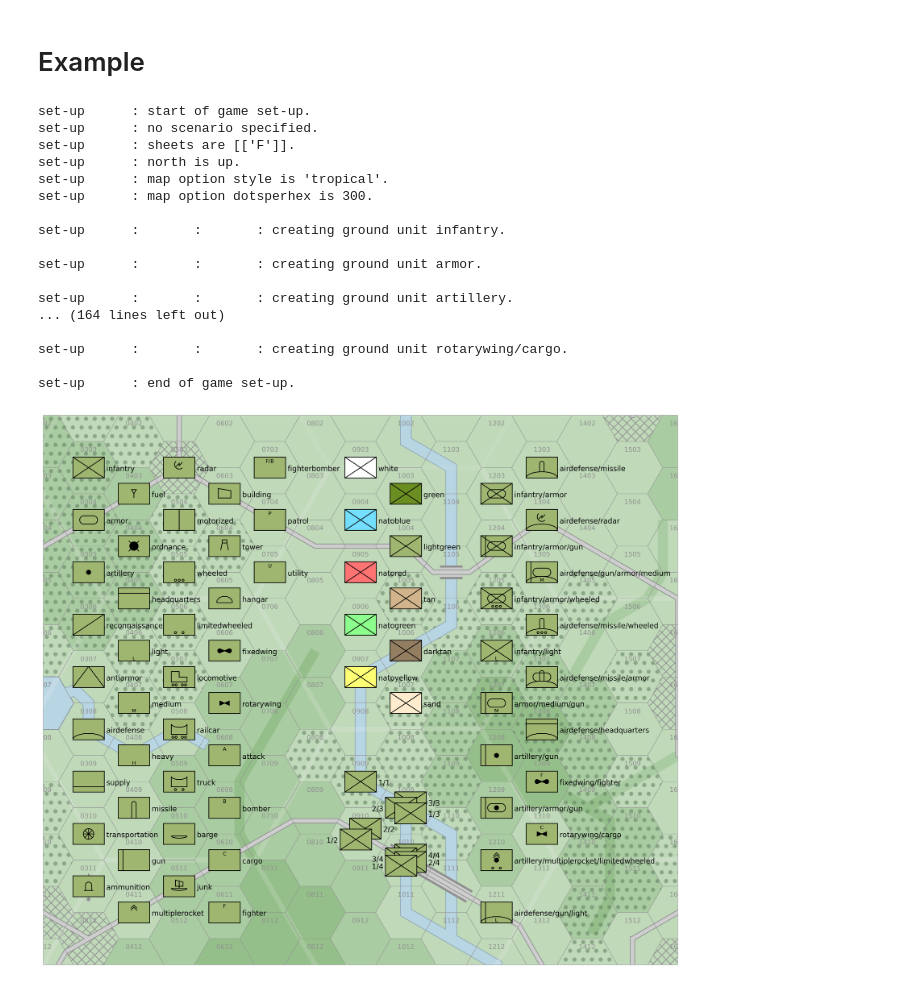
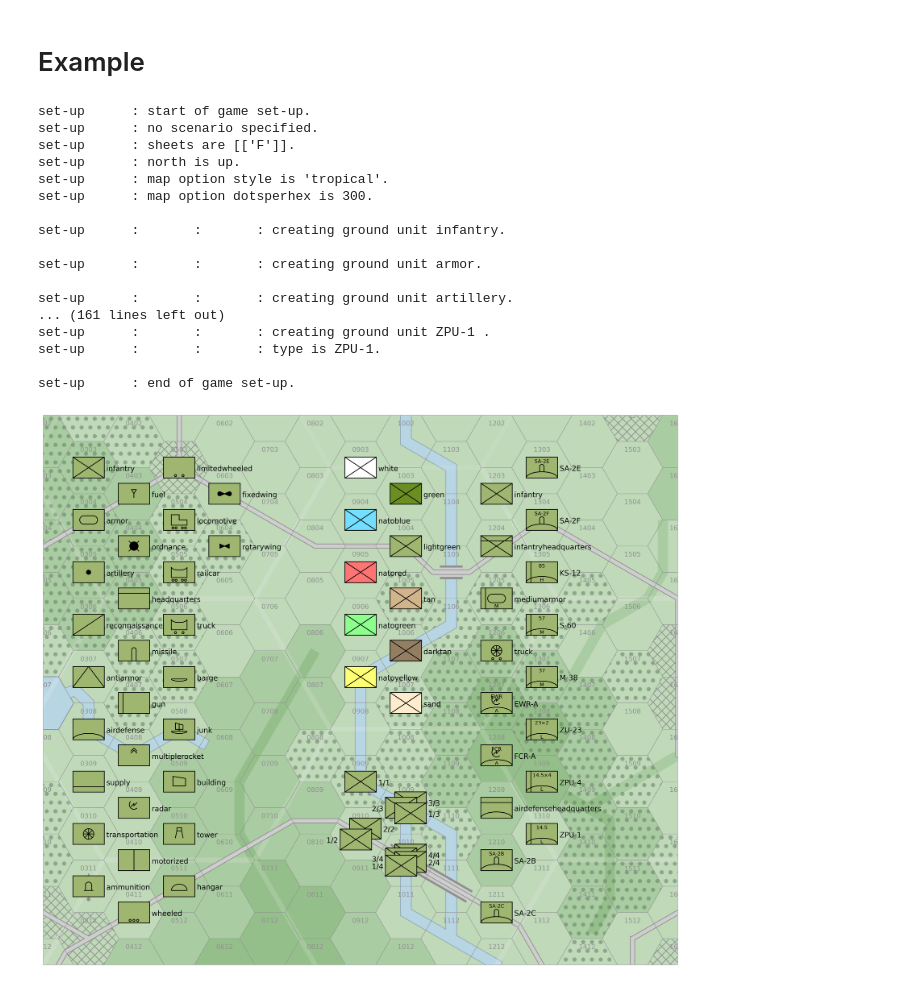
Before and after one commit to alanwatsonforster/glass, a Jupyter notebook: Ground Units.ipynb, the cells around one changed output. Cells and saved outputs as stored; diff of their text form; code cells hidden in the pictures.

Commit message:
Generalize upper and lower text for ground units.

```diff
--- a/Ground Units.ipynb
+++ b/Ground Units.ipynb
@@ -17,8 +17,8 @@ x = 3
 y = 3
 for s in [
     "infantry", "armor", "artillery", "reconnaissance", "antiarmor", "airdefense", "supply", "transportation", "ammunition", "fuel", "ordnance",
-    "headquarters", "light", "medium", "heavy", "missile", "gun", "multiplerocket", "radar", "motorized", "wheeled", "limitedwheeled",
-    "locomotive", "railcar", "truck", "barge", "junk", "building", "tower", "hangar", "fixedwing", "rotarywing", "attack", "bomber", "cargo", "fighter", "fighterbomber", "patrol", "utility"
+    "headquarters", "missile", "gun", "multiplerocket", "radar", "motorized", "wheeled", "limitedwheeled",
+    "locomotive", "railcar", "truck", "barge", "junk", "building", "tower", "hangar", "fixedwing", "rotarywing"
     ]:
     hexcode = "F-%02d%02d" % (x, y)
     groundunit(s, hexcode, symbols=s, color="lightgreen")
@@ -59,37 +59,44 @@ groundunit("3/4", hexcode, "infantry", stack="3/4", color="lightgreen")
 groundunit("4/4", hexcode, "infantry", stack="4/4", color="lightgreen")
 
 
 x = 12
 y = 3
 for s in [
-    "infantry/armor", "infantry/armor/gun", "infantry/armor/wheeled", "infantry/light", "armor/medium/gun", "artillery/gun", "artillery/armor/gun", "artillery/multiplerocket/limitedwheeled",
-    "airdefense/gun/light", "airdefense/missile", "airdefense/radar", "airdefense/gun/armor/medium", "airdefense/missile/wheeled", "airdefense/missile/armor", "airdefense/headquarters", "fixedwing/fighter", "rotarywing/cargo",
+    "infantry",
+    "infantryheadquarters",
+    "mediumarmor",
+    "truck",
+    "EWR-A",
+    "FCR-A",
+    "airdefenseheadquarters",
+    "SA-2B", "SA-2C", "SA-2E", "SA-2F",
+    "KS-12", "S-60", "M-38", "ZU-23", "ZPU-4", "ZPU-1",
     ]:
     hexcode = "F-%02d%02d" % (x, y)
-    groundunit(s, hexcode, symbols=s, color="lightgreen")
+    groundunit(s + " ", hexcode, s, color="lightgreen")
     y += 1
     if y == 12:
         x += 1
         y = 3
 
 endgamesetup()
 drawmap(zoom=False, xmin=2, xmax=16, ymin=13, ymax=23.5)
 # %% [output]
 set-up      : start of game set-up.
 set-up      : no scenario specified.
 set-up      : sheets are [['F']].
 set-up      : north is up.
 set-up      : map option style is 'tropical'.
 set-up      : map option dotsperhex is 300.
 
 set-up      :       :       : creating ground unit infantry.
 
 set-up      :       :       : creating ground unit armor.
 
 set-up      :       :       : creating ground unit artillery.
-... (164 lines left out)
-
-set-up      :       :       : creating ground unit rotarywing/cargo.
+... (161 lines left out)
+set-up      :       :       : creating ground unit ZPU-1 .
+set-up      :       :       : type is ZPU-1.
 
 set-up      : end of game set-up.
-[figure, old version]
+[figure, new version]
```
Also changed, not shown: 25 other files.
